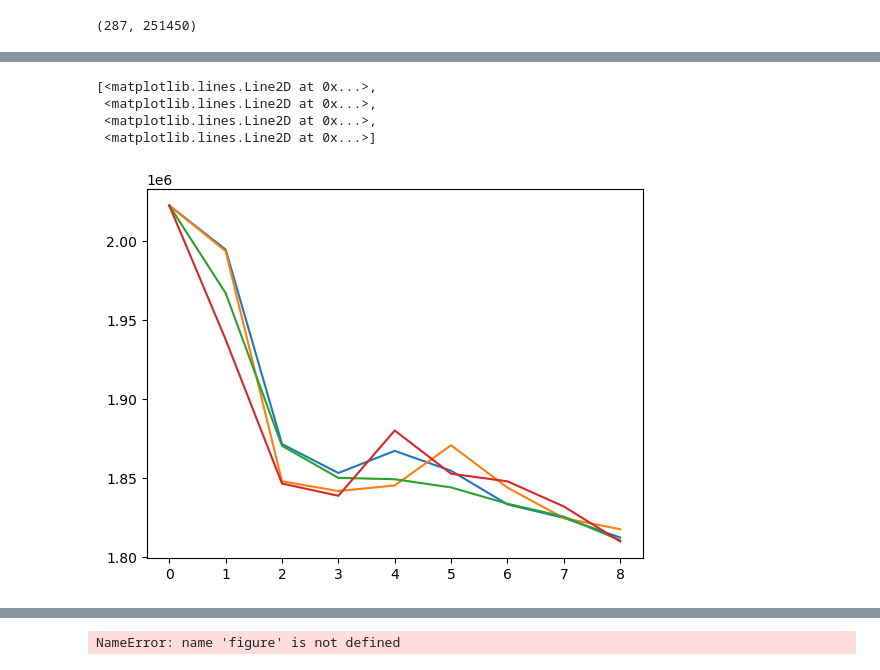
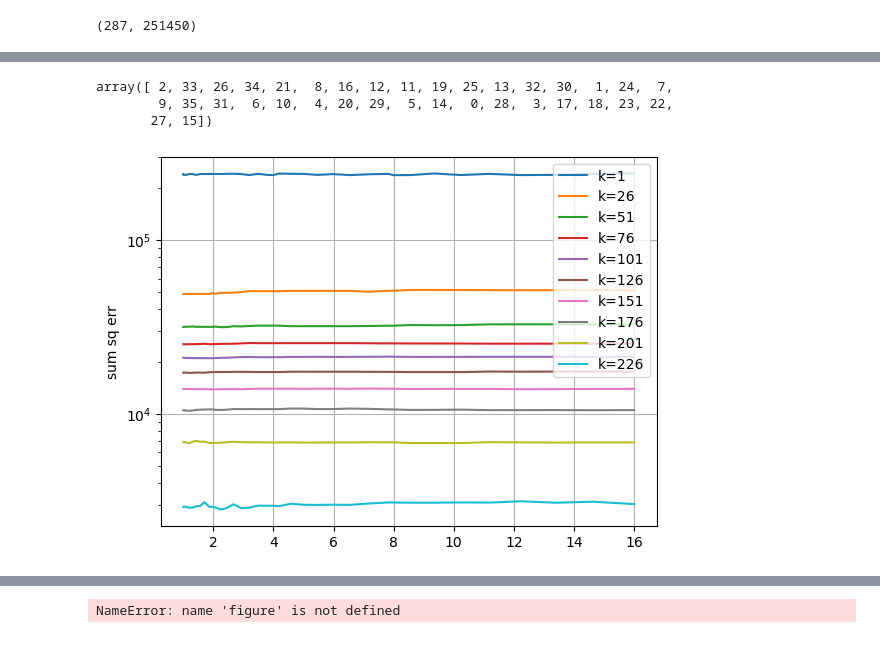
Before and after one commit to maedoc/friedchicken, a Jupyter notebook: meg-prep-rewrite.ipynb, the cells around one changed output, grey strips where cells are left out. Cells and saved outputs as stored; diff of their text form; code cells hidden in the pictures.

```diff
--- a/meg-prep-rewrite.ipynb
+++ b/meg-prep-rewrite.ipynb
@@ -265,0 +290,3 @@ run_data.shape
+# %%
+lceigs_ks = np.array([float(p.split('_')[-1][:-4]) for p in lceigs_path])
+lceigs_ks
@@ -305,15 +338,0 @@ run_data.shape
-# %%
-import tqdm
-
-sse = []
-for k in tqdm.trange(1,10):
-    sse_k = []
-    for i, pgain in enumerate(pgains):
-        pg = pgain[:, :k*10].T
-        pgi = np.linalg.pinv(pg)
-        rdr = (run_data.T @ pgi) @ pg
-        rdr /= rdr.ptp()
-        # dFr *= dF.ptp()
-        sse_k.append( np.sum(np.square(rdr - run_data.T)) )
-    sse.append(sse_k)
-sse = np.array(sse)
@@ -320,8 +353,33 @@ sse = np.array(sse)
+# %%
+import tqdm
+
+sse = []
+for k in tqdm.tqdm(np.r_[:10]*25+1):
+    sse_k = []
+    for i, pgain in enumerate(pgains):
+        pg = pgain[:, :k].T
+        pgi = np.linalg.pinv(pg)
+        rdr = (run_data[:,::10].T @ pgi) @ pg
+        # rdr /= rdr.ptp()
+        # dFr *= dF.ptp()
+        sse_k.append( np.sum(np.square(rdr - run_data[:,::10].T)) )
+    sse.append(sse_k)
+sse = np.array(sse)
+# %%
+sort_ks = np.argsort(lceigs_ks)
+sort_ks
+# %% [output]
+array([ 2, 33, 26, 34, 21,  8, 16, 12, 11, 19, 25, 13, 32, 30,  1, 24,  7,
+        9, 35, 31,  6, 10,  4, 20, 29,  5, 14,  0, 28,  3, 17, 18, 23, 22,
+       27, 15])
 # %%
-plot(sse)
+import matplotlib.pyplot as pl
+
+pl.semilogy(lceigs_ks[sort_ks],sse[:,sort_ks].T)
+pl.grid(1)
+# pl.ylim([0, sse.max()*1.1])
+pl.ylabel('sum sq err')
+pl.legend([f'k={k}' for k in np.r_[:10]*25+1])
+pl.show()
 # %% [output]
-[<matplotlib.lines.Line2D at 0x...>,
- <matplotlib.lines.Line2D at 0x...>,
- <matplotlib.lines.Line2D at 0x...>,
- <matplotlib.lines.Line2D at 0x...>]
-[figure, old version]
+[figure, new version]
```
Also changed, not shown: parts of 32 cells of this notebook, 3 other files.
